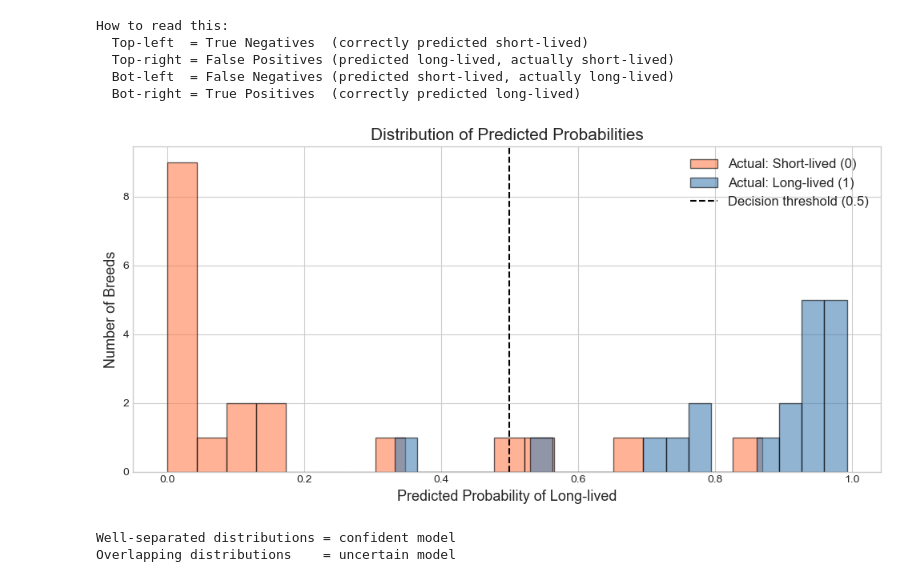
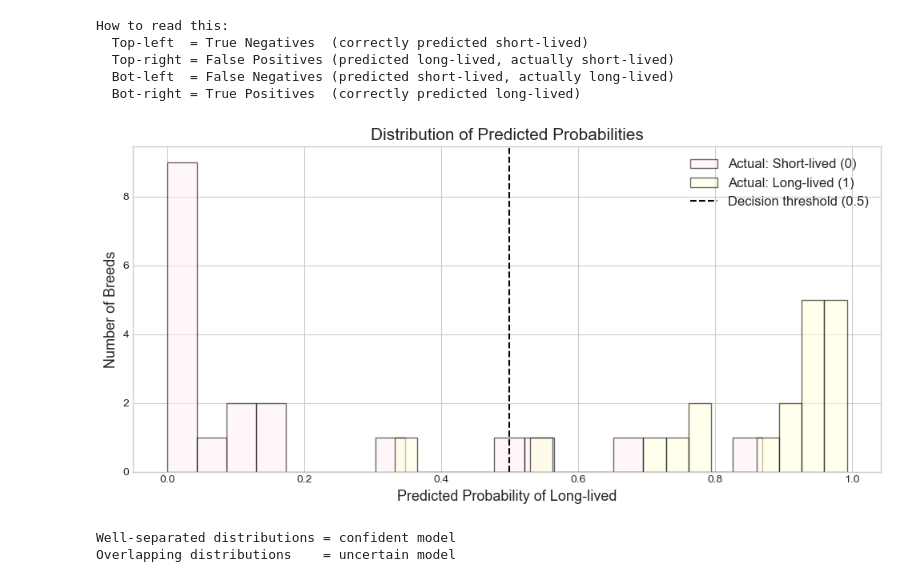
Before and after one commit to ml230-2026/CMOR438, a Jupyter notebook: examples/supervised/C) Logistic Regression/logistic_regression.ipynb, the cells around one changed output. Cells and saved outputs as stored; diff of their text form; code cells hidden in the pictures.

```diff
--- a/examples/supervised/C) Logistic Regression/logistic_regression.ipynb
+++ b/examples/supervised/C) Logistic Regression/logistic_regression.ipynb
@@ -431,26 +431,26 @@ How to read this:
 # %%
 # One key advantage of Logistic Regression: predicted probabilities
 # Instead of just yes/no, we can see HOW CONFIDENT the model is
 
 probas = model.predict_proba(X_test)
 
 plt.figure(figsize=(10, 5))
-plt.hist(probas[y_test == 0], bins=20, alpha=0.6, color='coral',
+plt.hist(probas[y_test == 0], bins=20, alpha=0.6, color='lavenderblush',
          edgecolor='black', label='Actual: Short-lived (0)')
-plt.hist(probas[y_test == 1], bins=20, alpha=0.6, color='steelblue',
+plt.hist(probas[y_test == 1], bins=20, alpha=0.6, color='lightyellow',
          edgecolor='black', label='Actual: Long-lived (1)')
 plt.axvline(x=0.5, color='black', linestyle='--', linewidth=1.5, label='Decision threshold (0.5)')
 plt.xlabel('Predicted Probability of Long-lived', fontsize=13)
 plt.ylabel('Number of Breeds', fontsize=13)
 plt.title('Distribution of Predicted Probabilities', fontsize=15)
 plt.legend(fontsize=12)
 plt.tight_layout()
 plt.show()
 
 print('Well-separated distributions = confident model')
 print('Overlapping distributions    = uncertain model')
 # %% [output]
-[figure, old version]
+[figure, new version]
 Well-separated distributions = confident model
 Overlapping distributions    = uncertain model
 # %% [markdown]
```
Also changed, not shown: parts of 3 cells of this notebook.
